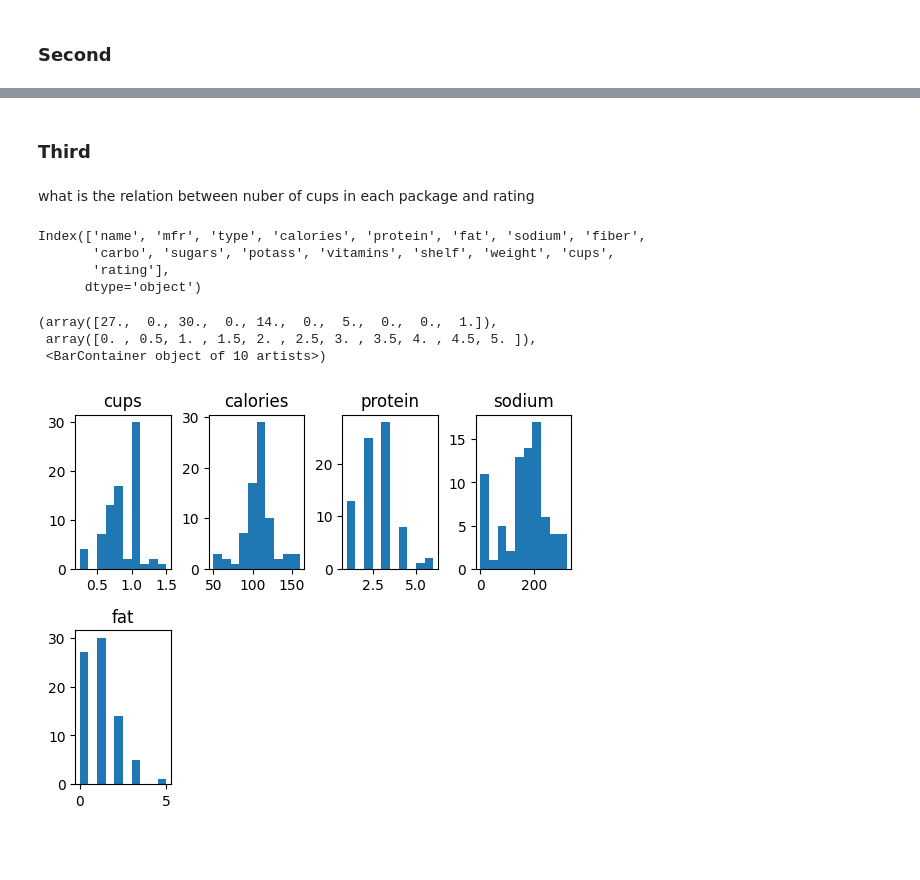
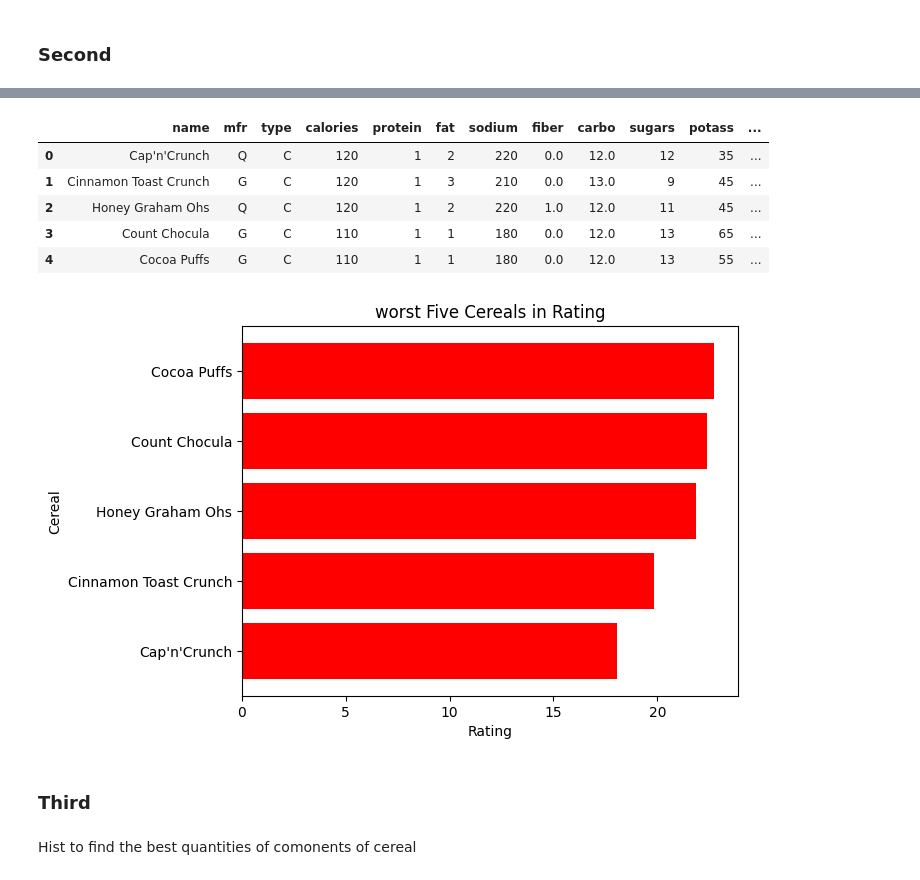
Before and after one commit to zyad-khaled/COGNORISE, a Jupyter notebook: Second task/secondproject.ipynb, the cells around one changed output, grey strips where cells are left out. Drawn from its saved outputs; the diff is of its cells as text; code cells hidden in the pictures; blank space fills up the shorter version.

```diff
--- a/Second task/secondproject.ipynb
+++ b/Second task/secondproject.ipynb
@@ -76,41 +122,22 @@ desc_name_rate
 [figure]
+# %%
+asc_name_rate = df.sort_values("rating" , ascending=True , ignore_index=True).head()
+plt.xlabel("Rating")
+plt.ylabel("Cereal")
+plt.title("worst Five Cereals in Rating")
+plt.barh(asc_name_rate["name"] , asc_name_rate["rating"] , color = "red")
+# The customers prefer these cereal so what is the components of each of them
+asc_name_rate
+# These are ingredients of the best 5 cereals
+# %% [output]
+|  | name | mfr | type | calories | protein | fat | sodium | fiber | carbo | sugars | potass | ... |
+| 0 | Cap'n'Crunch | Q | C | 120 | 1 | 2 | 220 | 0.0 | 12.0 | 12 | 35 | ... |
+| 1 | Cinnamon Toast Crunch | G | C | 120 | 1 | 3 | 210 | 0.0 | 13.0 | 9 | 45 | ... |
+| 2 | Honey Graham Ohs | Q | C | 120 | 1 | 2 | 220 | 1.0 | 12.0 | 11 | 45 | ... |
+| 3 | Count Chocula | G | C | 110 | 1 | 1 | 180 | 0.0 | 12.0 | 13 | 65 | ... |
+| 4 | Cocoa Puffs | G | C | 110 | 1 | 1 | 180 | 0.0 | 12.0 | 13 | 55 | ... |
+[figure, added]
 # %% [markdown]
 ### Third
-# %% [markdown]
-what is the relation between nuber of cups in each package and rating
-# %%
-df.columns
-# %% [output]
-Index(['name', 'mfr', 'type', 'calories', 'protein', 'fat', 'sodium', 'fiber',
-       'carbo', 'sugars', 'potass', 'vitamins', 'shelf', 'weight', 'cups',
-       'rating'],
-      dtype='object')
-# %%
-plt.subplot(2 , 4 ,1)
-plt.title("cups")
-plt.subplots_adjust(wspace=0.4, hspace=0.4)
-plt.hist(df["cups"]) # most of companies put 1 cup
-plt.subplot(2 , 4 ,2)
-plt.subplots_adjust(wspace=0.4, hspace=0.4)
-plt.title("calories")
-plt.hist(df["calories"])
-plt.subplots_adjust(wspace=0.4, hspace=0.4)
-plt.subplot(2 , 4 ,3 )
-plt.title("protein")
-plt.subplots_adjust(wspace=0.4, hspace=0.4)
-plt.hist(df["protein"])
-plt.subplot(2 , 4 ,4)
-plt.subplots_adjust(wspace=0.4, hspace=0.4)
-plt.title("sodium")
-plt.hist(df["sodium"])
-plt.subplots_adjust(wspace=0.4, hspace=0.4)
-plt.subplot(2 , 4 ,5 )
-plt.title("fat")
-plt.subplots_adjust(wspace=0.4, hspace=0.4)
-plt.hist(df["fat"])
-# best amount is one cup and between 110 and 130 calories protein 3 sodium 190 fats between 1 and 2
-# %% [output]
-(array([27.,  0., 30.,  0., 14.,  0.,  5.,  0.,  0.,  1.]),
- array([0. , 0.5, 1. , 1.5, 2. , 2.5, 3. , 3.5, 4. , 4.5, 5. ]),
- <BarContainer object of 10 artists>)
-[figure, removed]
+# %% [markdown]
+Hist to find the best quantities of comonents of cereal
```
Also changed, not shown: parts of 24 cells of this notebook, 1 other file.
